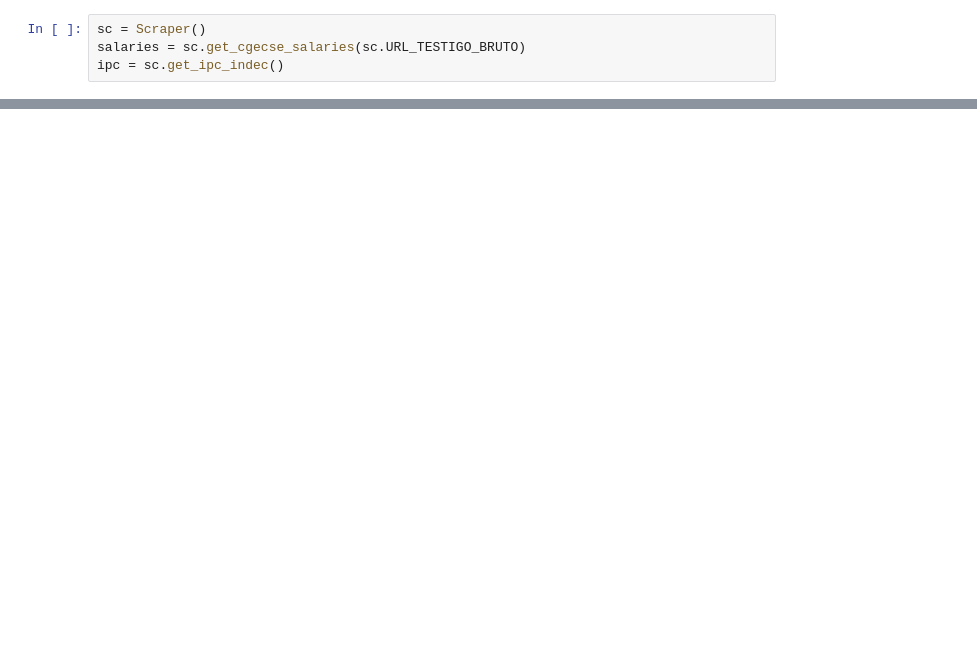
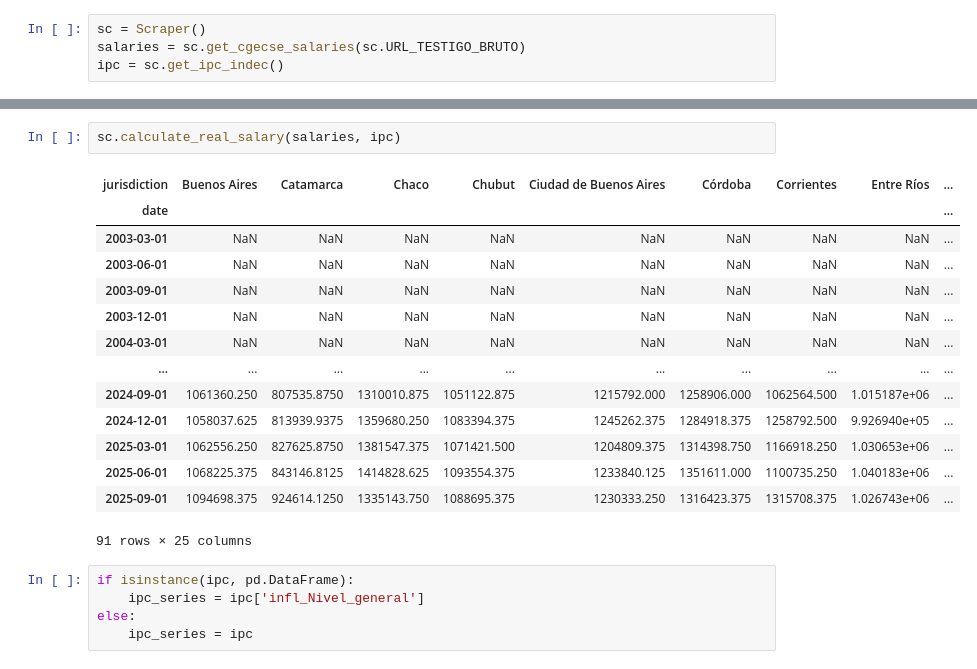
Before and after one commit to jbeiroa/teacher_salaries, a Jupyter notebook: test_ground.ipynb, the cells around one changed output, grey strips where cells are left out. Saved outputs shown, nothing was run; the diff lists cells and outputs as text; blank space fills up the shorter version.

Commit message:
fixed dtype issue and some data loading/processing bugs

```diff
--- a/test_ground.ipynb
+++ b/test_ground.ipynb
@@ -145,0 +69,22 @@ datetime.datetime(1917, 4, 24, 0, 0)
+# %%
+sc.calculate_real_salary(salaries, ipc)
+# %% [output]
+| jurisdiction | Buenos Aires | Catamarca | Chaco | Chubut | Ciudad de Buenos Aires | Córdoba | Corrientes | Entre Ríos | ... |
+| date |  |  |  |  |  |  |  |  | ... |
+| 2003-03-01 | NaN | NaN | NaN | NaN | NaN | NaN | NaN | NaN | ... |
+| 2003-06-01 | NaN | NaN | NaN | NaN | NaN | NaN | NaN | NaN | ... |
+| 2003-09-01 | NaN | NaN | NaN | NaN | NaN | NaN | NaN | NaN | ... |
+| 2003-12-01 | NaN | NaN | NaN | NaN | NaN | NaN | NaN | NaN | ... |
+| 2004-03-01 | NaN | NaN | NaN | NaN | NaN | NaN | NaN | NaN | ... |
+| ... | ... | ... | ... | ... | ... | ... | ... | ... | ... |
+| 2024-09-01 | 1061360.250 | 807535.8750 | 1310010.875 | 1051122.875 | 1215792.000 | 1258906.000 | 1062564.500 | 1.015187e+06 | ... |
+| 2024-12-01 | 1058037.625 | 813939.9375 | 1359680.250 | 1083394.375 | 1245262.375 | 1284918.375 | 1258792.500 | 9.926940e+05 | ... |
+| 2025-03-01 | 1062556.250 | 827625.8750 | 1381547.375 | 1071421.500 | 1204809.375 | 1314398.750 | 1166918.250 | 1.030653e+06 | ... |
+| 2025-06-01 | 1068225.375 | 843146.8125 | 1414828.625 | 1093554.375 | 1233840.125 | 1351611.000 | 1100735.250 | 1.040183e+06 | ... |
+| 2025-09-01 | 1094698.375 | 924614.1250 | 1335143.750 | 1088695.375 | 1230333.250 | 1316423.375 | 1315708.375 | 1.026743e+06 | ... |
+91 rows × 25 columns
+# %%
+if isinstance(ipc, pd.DataFrame):
+    ipc_series = ipc['infl_Nivel_general']
+else:
+    ipc_series = ipc
```
Also changed, not shown: parts of 18 cells of this notebook, 3 other files.
